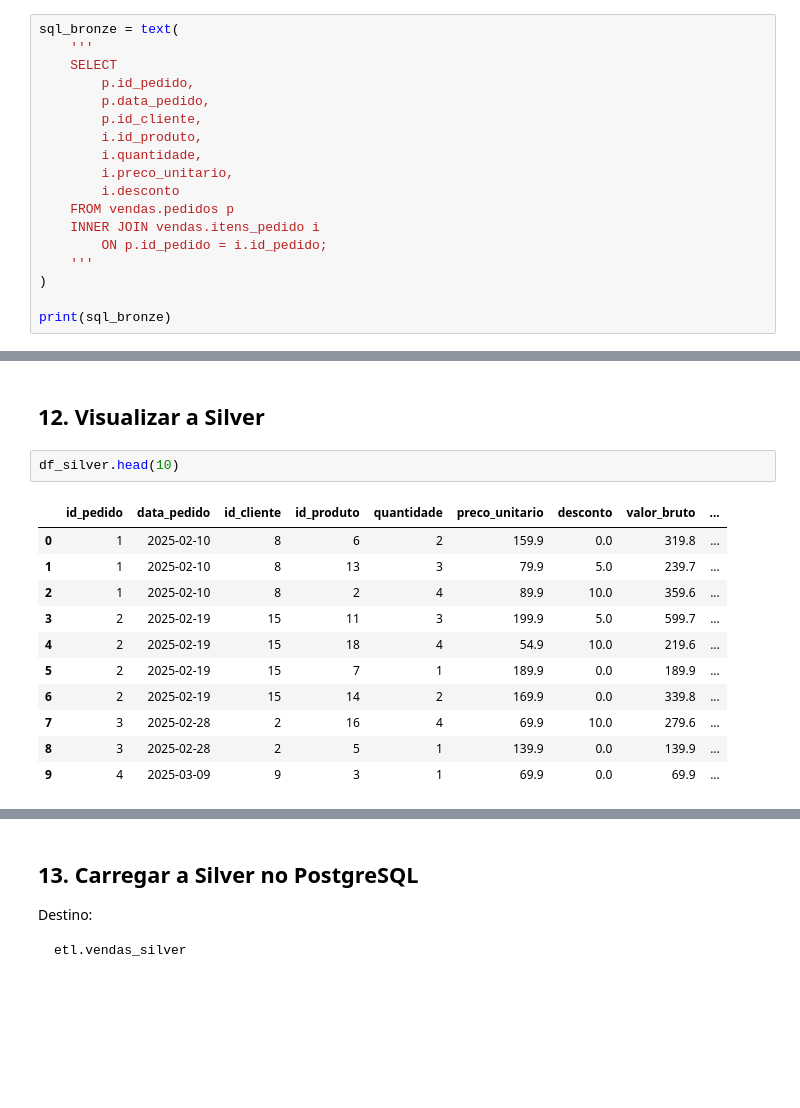
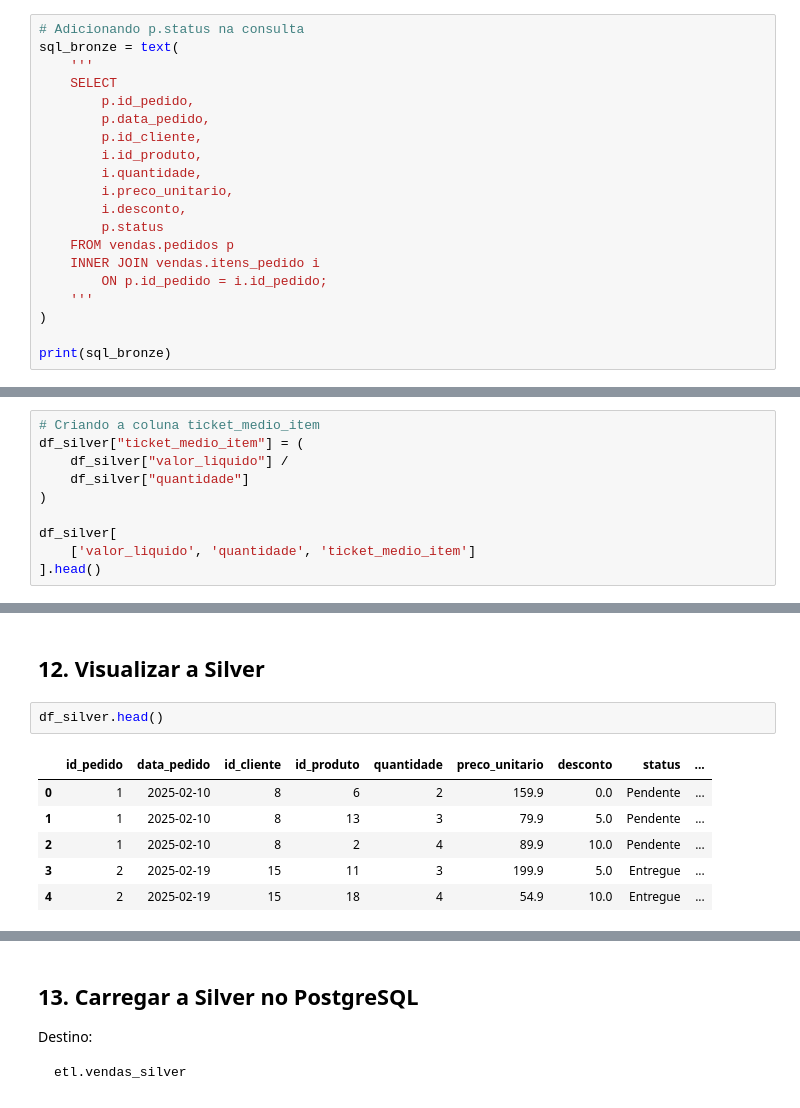
Before and after one commit to alleqs88/05-python_sql, a Jupyter notebook: 7_ETL_Bronze_Silver_Gold_SQLAlchemy_Core_Pandas.ipynb, the cells around one changed output, grey strips where cells are left out. Cells and saved outputs as stored; diff of their text form; blank space fills up the shorter version.

```diff
--- a/7_ETL_Bronze_Silver_Gold_SQLAlchemy_Core_Pandas.ipynb
+++ b/7_ETL_Bronze_Silver_Gold_SQLAlchemy_Core_Pandas.ipynb
@@ -93,4 +95,5 @@ INNER JOIN vendas.itens_pedido i
 # %%
+# Adicionando p.status na consulta
 sql_bronze = text(
     '''
     SELECT
@@ -100,7 +103,8 @@ sql_bronze = text(
         i.id_produto,
         i.quantidade,
         i.preco_unitario,
-        i.desconto
+        i.desconto,
+        p.status
     FROM vendas.pedidos p
     INNER JOIN vendas.itens_pedido i
         ON p.id_pedido = i.id_pedido;
@@ -291,0 +299,10 @@ df_silver[
+# %%
+# Criando a coluna ticket_medio_item
+df_silver["ticket_medio_item"] = (
+    df_silver["valor_liquido"] /
+    df_silver["quantidade"]
+)
+
+df_silver[
+    ['valor_liquido', 'quantidade', 'ticket_medio_item']
+].head()
@@ -292,16 +316,11 @@ df_silver[
 # %% [markdown]
 ## 12. Visualizar a Silver
 # %%
-df_silver.head(10)
+df_silver.head()
 # %% [output]
-|  | id_pedido | data_pedido | id_cliente | id_produto | quantidade | preco_unitario | desconto | valor_bruto | ... |
-| 0 | 1 | 2025-02-10 | 8 | 6 | 2 | 159.9 | 0.0 | 319.8 | ... |
-| 1 | 1 | 2025-02-10 | 8 | 13 | 3 | 79.9 | 5.0 | 239.7 | ... |
-| 2 | 1 | 2025-02-10 | 8 | 2 | 4 | 89.9 | 10.0 | 359.6 | ... |
-| 3 | 2 | 2025-02-19 | 15 | 11 | 3 | 199.9 | 5.0 | 599.7 | ... |
-| 4 | 2 | 2025-02-19 | 15 | 18 | 4 | 54.9 | 10.0 | 219.6 | ... |
-| 5 | 2 | 2025-02-19 | 15 | 7 | 1 | 189.9 | 0.0 | 189.9 | ... |
-| 6 | 2 | 2025-02-19 | 15 | 14 | 2 | 169.9 | 0.0 | 339.8 | ... |
-| 7 | 3 | 2025-02-28 | 2 | 16 | 4 | 69.9 | 10.0 | 279.6 | ... |
-| 8 | 3 | 2025-02-28 | 2 | 5 | 1 | 139.9 | 0.0 | 139.9 | ... |
-| 9 | 4 | 2025-03-09 | 9 | 3 | 1 | 69.9 | 0.0 | 69.9 | ... |
+|  | id_pedido | data_pedido | id_cliente | id_produto | quantidade | preco_unitario | desconto | status | ... |
+| 0 | 1 | 2025-02-10 | 8 | 6 | 2 | 159.9 | 0.0 | Pendente | ... |
+| 1 | 1 | 2025-02-10 | 8 | 13 | 3 | 79.9 | 5.0 | Pendente | ... |
+| 2 | 1 | 2025-02-10 | 8 | 2 | 4 | 89.9 | 10.0 | Pendente | ... |
+| 3 | 2 | 2025-02-19 | 15 | 11 | 3 | 199.9 | 5.0 | Entregue | ... |
+| 4 | 2 | 2025-02-19 | 15 | 18 | 4 | 54.9 | 10.0 | Entregue | ... |
```
Also changed, not shown: parts of 18 cells of this notebook, 3 other files.
